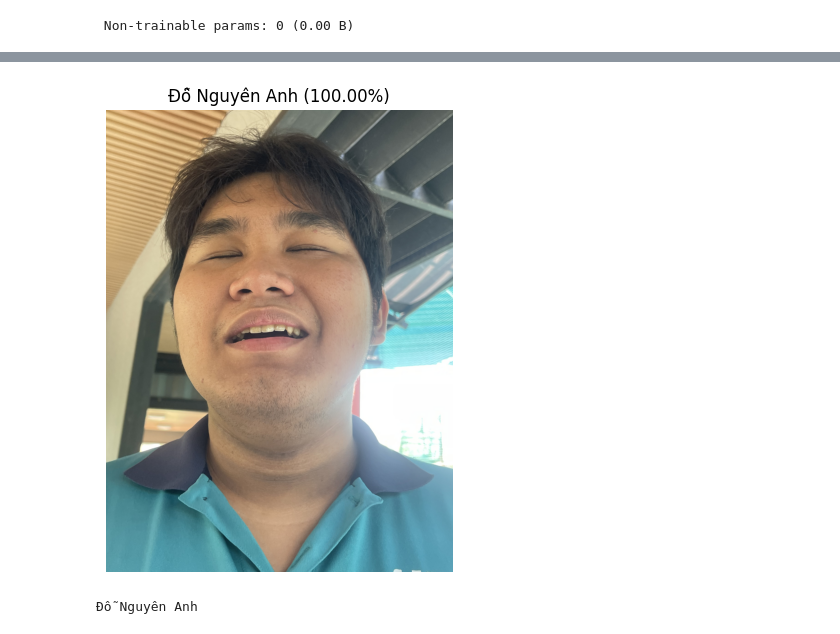
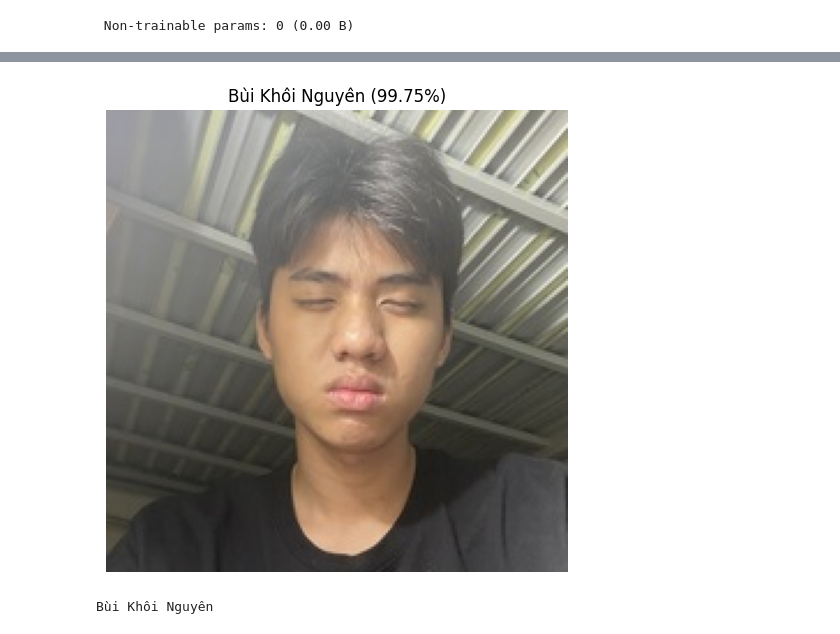
Before and after one commit to buikhoinguyen9122007-crypto/ai, a Jupyter notebook: AI_nhận_diện_khuôn_mặt.ipynb, the cells around one changed output, grey strips where cells are left out. Saved outputs shown, nothing was run; the diff lists cells and outputs as text; code cells hidden in the pictures.

```diff
--- a/AI_nhận_diện_khuôn_mặt.ipynb
+++ b/AI_nhận_diện_khuôn_mặt.ipynb
@@ -132,8 +132,7 @@ import numpy as np
 import matplotlib.pyplot as plt
 from tensorflow.keras.preprocessing import image
 
-img_path = "/content/drive/MyDrive/BT tuần 7 AI/Đỗ Nguyên Anh/IMG_4710.jpg"
-
+img_path = "/content/drive/MyDrive/BT tuần 7 AI/Bùi Khôi Nguyên/IMG_3265.JPG"
 img_display = plt.imread(img_path)
 
 img = image.load_img(
@@ -162,2 +161,2 @@ print(predicted_class)
-[figure, old version]
+[figure, new version]
-Đỗ Nguyên Anh
+Bùi Khôi Nguyên
```
Also changed, not shown: parts of 2 cells of this notebook.
